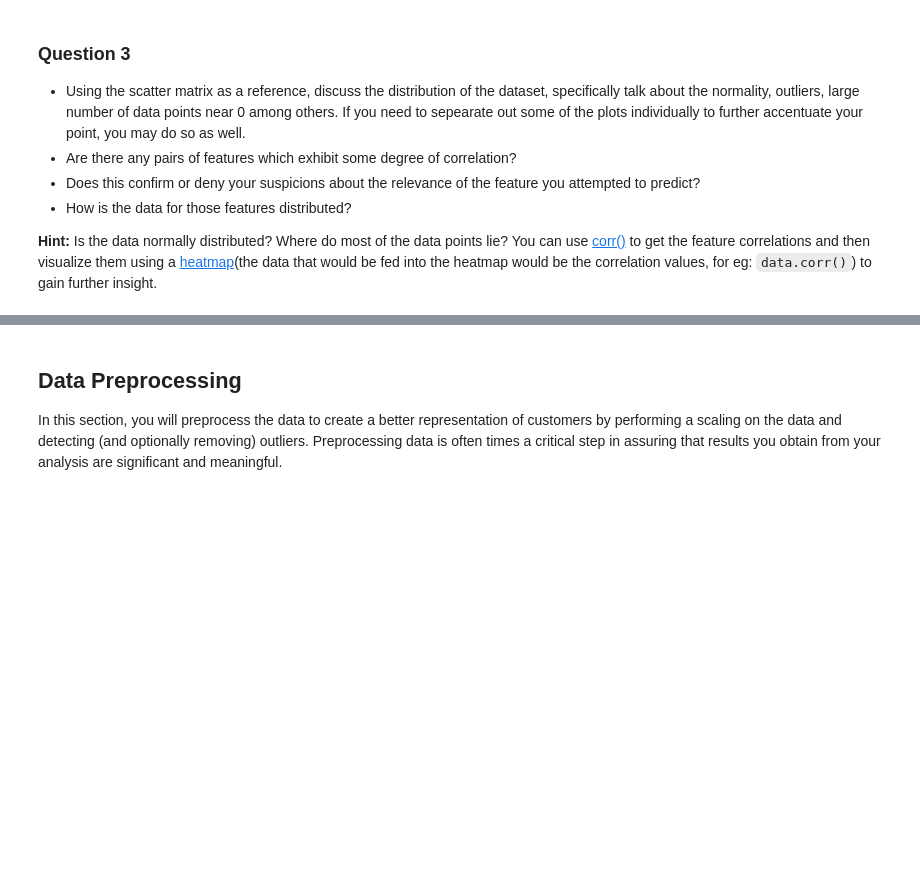
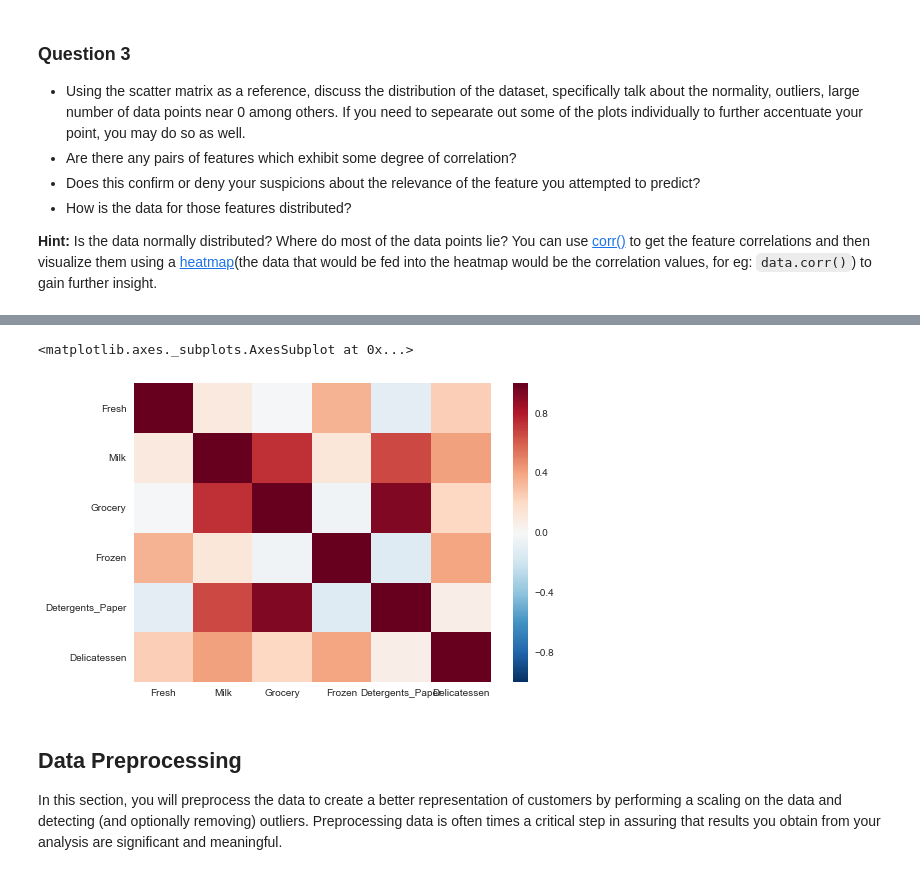
Before and after one commit to Ryanglambert/machine-learning, a Jupyter notebook: projects/customer_segments/customer_segments.ipynb, the cells around one changed output, grey strips where cells are left out. Saved outputs shown, nothing was run; the diff lists cells and outputs as text; code cells hidden in the pictures; blank space fills up the shorter version.

```diff
--- a/projects/customer_segments/customer_segments.ipynb
+++ b/projects/customer_segments/customer_segments.ipynb
@@ -147,3 +197,8 @@ pd.scatter_matrix(data, alpha = 0.3, figsize = (14,8), diagonal = 'kde');
+# %%
+sns.heatmap(data.corr())
+# %% [output]
+<matplotlib.axes._subplots.AxesSubplot at 0x...>
+[figure, added]
 # %% [markdown]
 ## Data Preprocessing
 In this section, you will preprocess the data to create a better representation of customers by performing a scaling on the data and detecting (and optionally removing) outliers. Preprocessing data is often times a critical step in assuring that results you obtain from your analysis are significant and meaningful.
```
Also changed, not shown: parts of 55 cells of this notebook.
